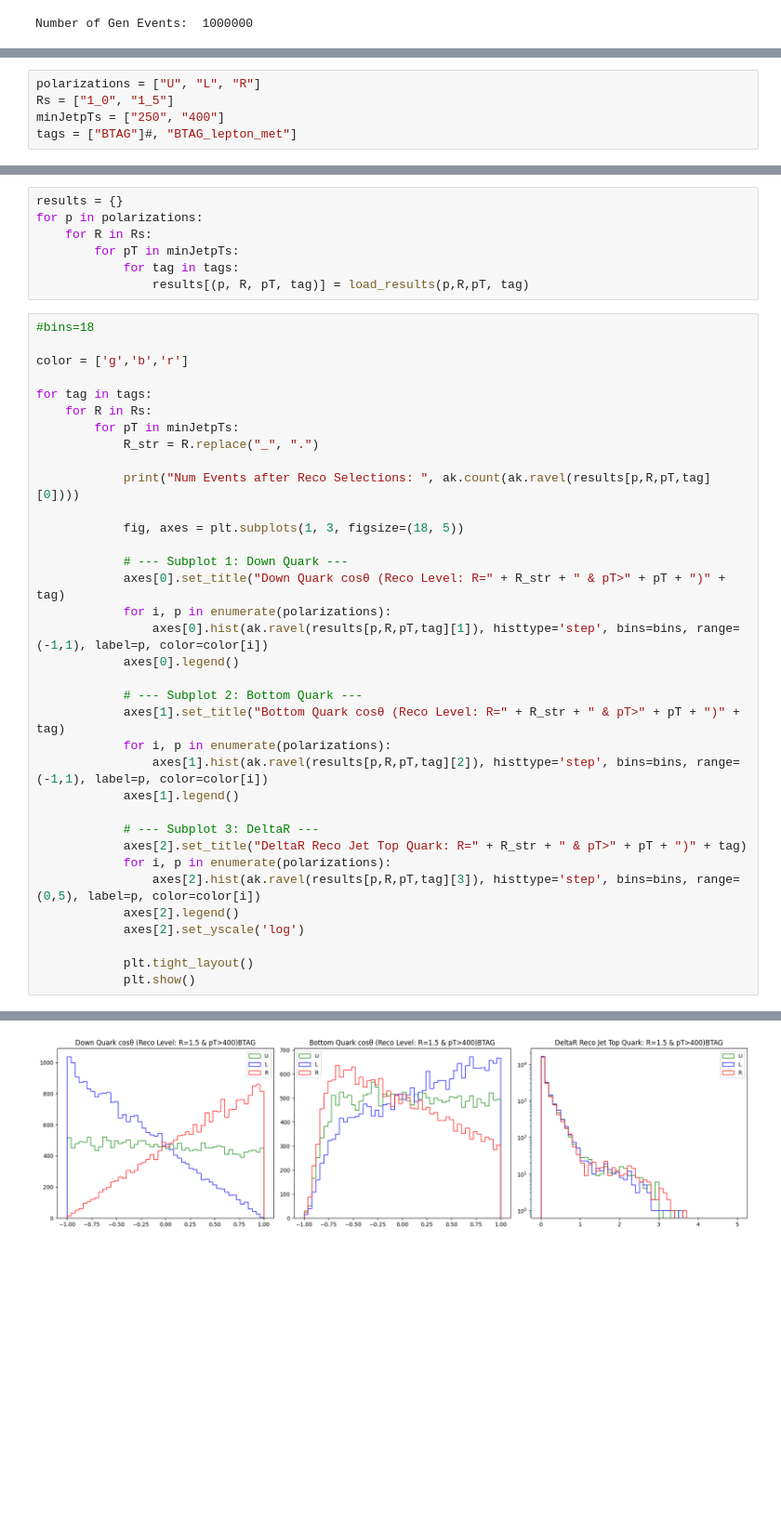
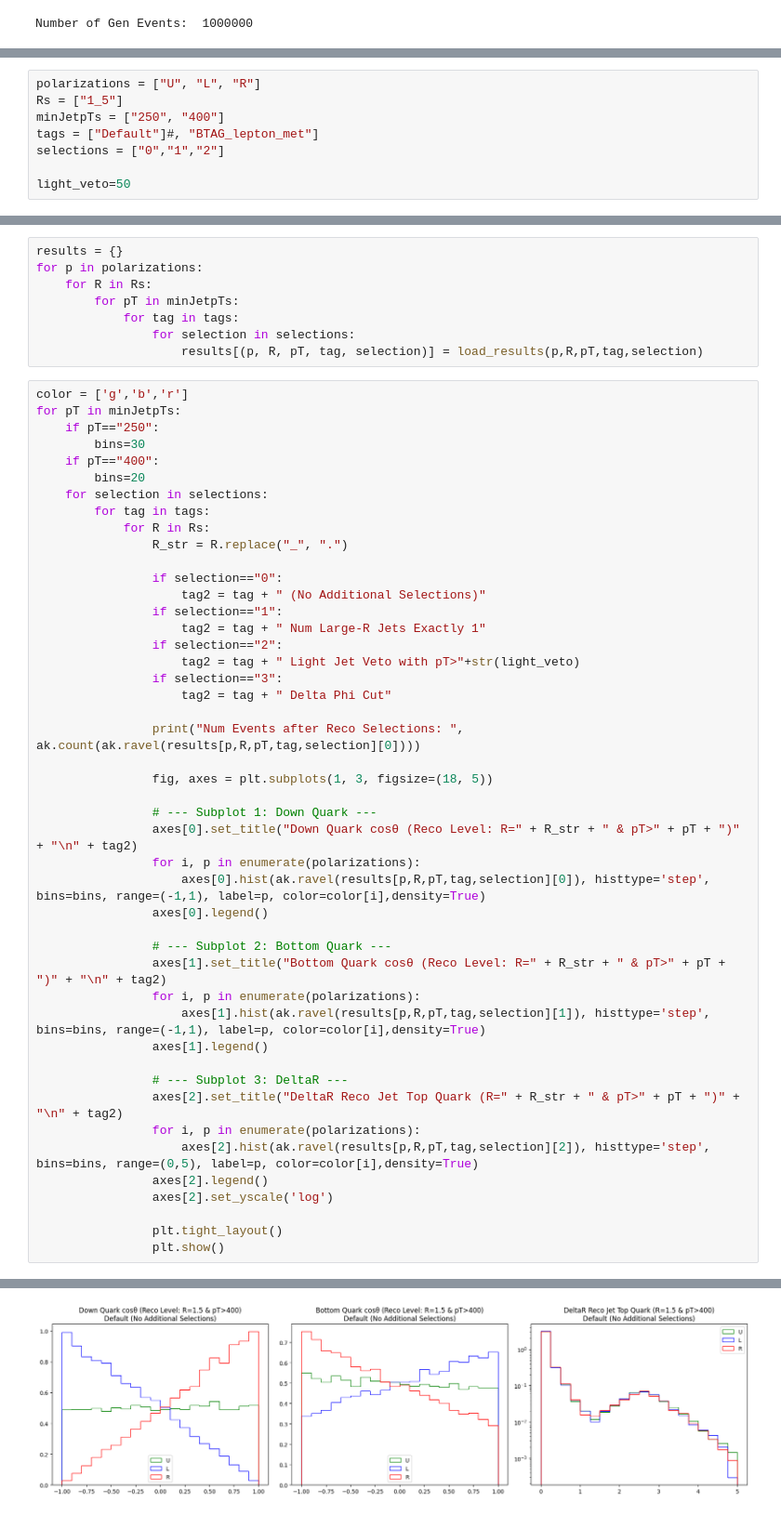
Before and after one commit to LukeV37/Top_Polarimetry, a Jupyter notebook: configs/Preprocessing-Analysis.ipynb, the cells around one changed output, grey strips where cells are left out. Shown at 93% size. Cells and saved outputs as stored; diff of their text form; blank space fills up the shorter version.

```diff
--- a/configs/Preprocessing-Analysis.ipynb
+++ b/configs/Preprocessing-Analysis.ipynb
@@ -63,6 +63,9 @@ plt.show()
 # %%
 polarizations = ["U", "L", "R"]
-Rs = ["1_0", "1_5"]
+Rs = ["1_5"]
 minJetpTs = ["250", "400"]
-tags = ["BTAG"]#, "BTAG_lepton_met"]
+tags = ["Default"]#, "BTAG_lepton_met"]
+selections = ["0","1","2"]
+
+light_veto=50
 # %%
@@ -114,40 +158,52 @@ for p in polarizations:
     for R in Rs:
         for pT in minJetpTs:
             for tag in tags:
-                results[(p, R, pT, tag)] = load_results(p,R,pT, tag)
+                for selection in selections:
+                    results[(p, R, pT, tag, selection)] = load_results(p,R,pT,tag,selection)
 # %%
-#bins=18
+color = ['g','b','r']
+for pT in minJetpTs:
+    if pT=="250":
+        bins=30
+    if pT=="400":
+        bins=20
+    for selection in selections:
+        for tag in tags:
+            for R in Rs:
+                R_str = R.replace("_", ".")
 
-color = ['g','b','r']
+                if selection=="0":
+                    tag2 = tag + " (No Additional Selections)"
+                if selection=="1":
+                    tag2 = tag + " Num Large-R Jets Exactly 1"
+                if selection=="2":
+                    tag2 = tag + " Light Jet Veto with pT>"+str(light_veto)
+                if selection=="3":
+                    tag2 = tag + " Delta Phi Cut"
 
-for tag in tags:
-    for R in Rs:
-        for pT in minJetpTs:
-            R_str = R.replace("_", ".")
+                print("Num Events after Reco Selections: ", ak.count(ak.ravel(results[p,R,pT,tag,selection][0])))
 
-            print("Num Events after Reco Selections: ", ak.count(ak.ravel(results[p,R,pT,tag][0])))
+                fig, axes = plt.subplots(1, 3, figsize=(18, 5))
 
-            fig, axes = plt.subplots(1, 3, figsize=(18, 5))
+                # --- Subplot 1: Down Quark ---
+                axes[0].set_title("Down Quark cosθ (Reco Level: R=" + R_str + " & pT>" + pT + ")" + "\n" + tag2)
+                for i, p in enumerate(polarizations):
+                    axes[0].hist(ak.ravel(results[p,R,pT,tag,selection][0]), histtype='step', bins=bins, range=(-1,1), label=p, color=color[i],density=True)
+                axes[0].legend()
 
-            # --- Subplot 1: Down Quark ---
-            axes[0].set_title("Down Quark cosθ (Reco Level: R=" + R_str + " & pT>" + pT + ")" + tag)
-            for i, p in enumerate(polarizations):
-                axes[0].hist(ak.ravel(results[p,R,pT,tag][1]), histtype='step', bins=bins, range=(-1,1), label=p, color=color[i])
-            axes[0].legend()
+                # --- Subplot 2: Bottom Quark ---
+                axes[1].set_title("Bottom Quark cosθ (Reco Level: R=" + R_str + " & pT>" + pT + ")" + "\n" + tag2)
+                for i, p in enumerate(polarizations):
+                    axes[1].hist(ak.ravel(results[p,R,pT,tag,selection][1]), histtype='step', bins=bins, range=(-1,1), label=p, color=color[i],density=True)
+                axes[1].legend()
 
-            # --- Subplot 2: Bottom Quark ---
-            axes[1].set_title("Bottom Quark cosθ (Reco Level: R=" + R_str + " & pT>" + pT + ")" + tag)
-            for i, p in enumerate(polarizations):
-                axes[1].hist(ak.ravel(results[p,R,pT,tag][2]), histtype='step', bins=bins, range=(-1,1), label=p, color=color[i])
-            axes[1].legend()
+                # --- Subplot 3: DeltaR ---
+                axes[2].set_title("DeltaR Reco Jet Top Quark (R=" + R_str + " & pT>" + pT + ")" + "\n" + tag2)
+                for i, p in enumerate(polarizations):
+                    axes[2].hist(ak.ravel(results[p,R,pT,tag,selection][2]), histtype='step', bins=bins, range=(0,5), label=p, color=color[i],density=True)
+                axes[2].legend()
+                axes[2].set_yscale('log')
 
-            # --- Subplot 3: DeltaR ---
-            axes[2].set_title("DeltaR Reco Jet Top Quark: R=" + R_str + " & pT>" + pT + ")" + tag)
-            for i, p in enumerate(polarizations):
-                axes[2].hist(ak.ravel(results[p,R,pT,tag][3]), histtype='step', bins=bins, range=(0,5), label=p, color=color[i])
-            axes[2].legend()
-            axes[2].set_yscale('log')
-
-            plt.tight_layout()
-            plt.show()
+                plt.tight_layout()
+                plt.show()
 # %% [output]
@@ -161 +217 @@ Num Events after Reco Selections:  22289
-[figure, old version]
+[figure, new version]
```
Also changed, not shown: parts of 3 cells of this notebook.
